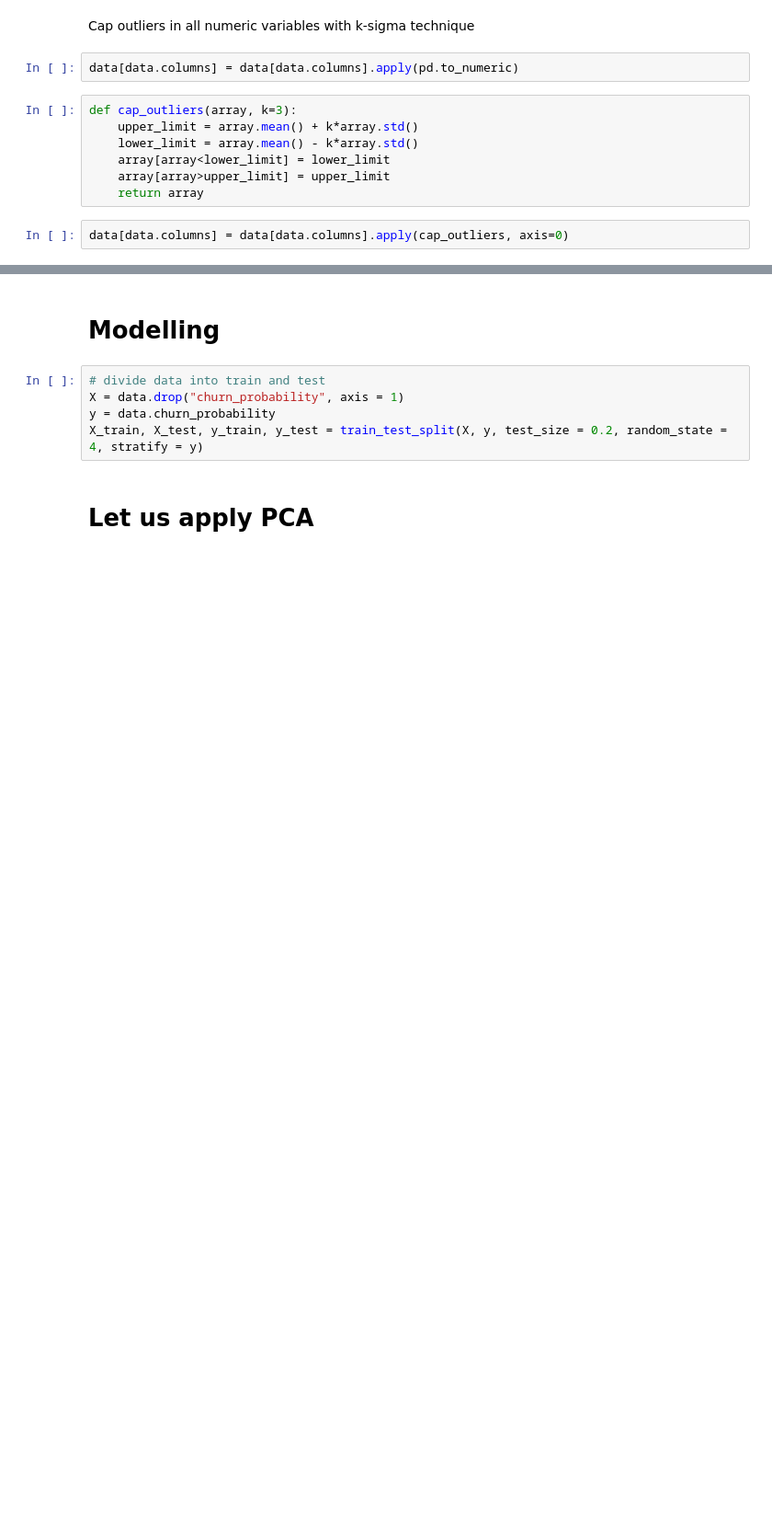
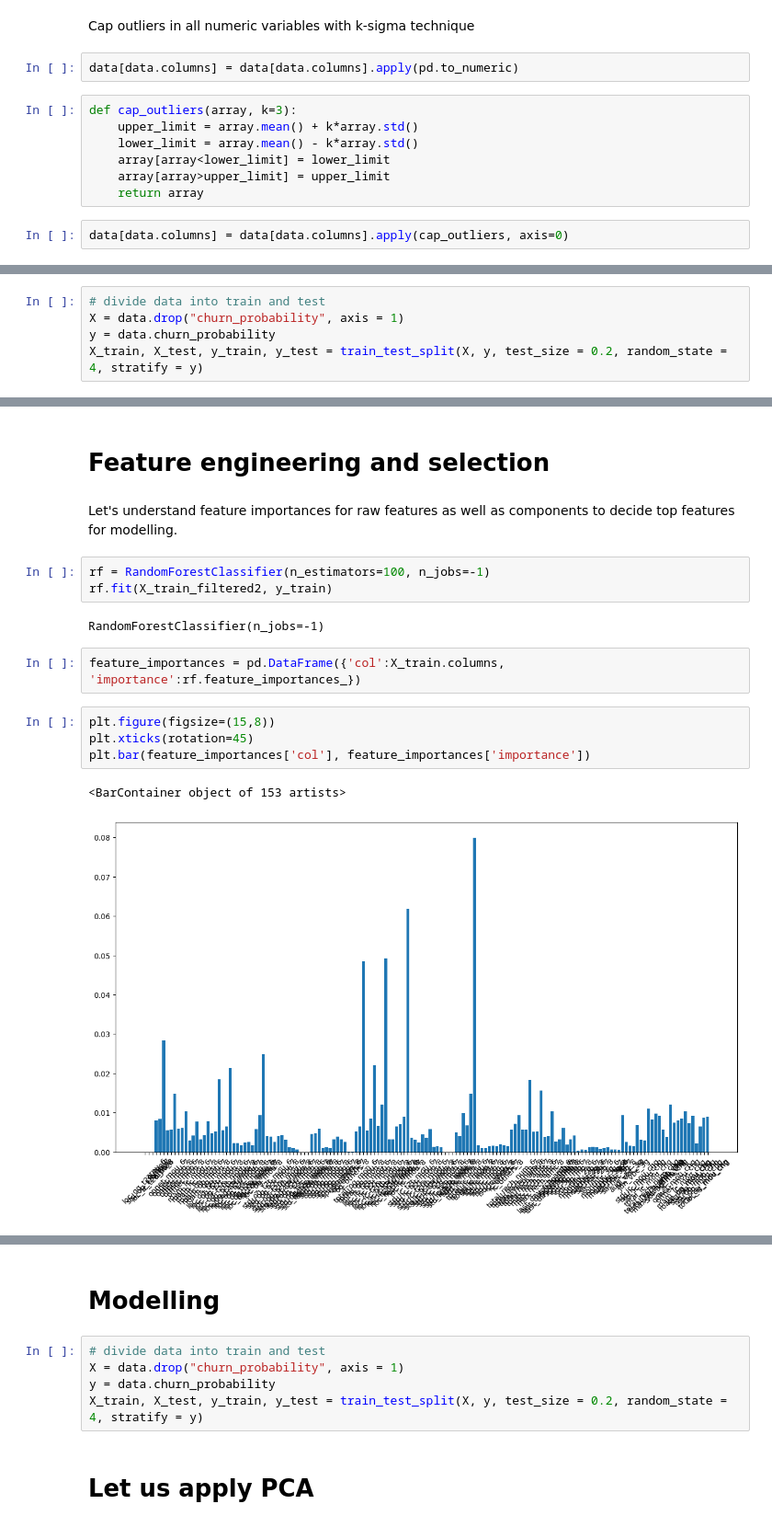
Before and after one commit to kapasitejas/Telecom_Churn_Case_Study, a Jupyter notebook: telecom-casestudy.ipynb, the cells around one changed output, grey strips where cells are left out. Shown at 92% size. Drawn from its saved outputs; the diff is of its cells as text; blank space fills up the shorter version.

```diff
--- a/telecom-casestudy.ipynb
+++ b/telecom-casestudy.ipynb
@@ -534,0 +532,5 @@ data[data.columns] = data[data.columns].apply(cap_outliers, axis=0)
+# %%
+# divide data into train and test
+X = data.drop("churn_probability", axis = 1)
+y = data.churn_probability
+X_train, X_test, y_train, y_test = train_test_split(X, y, test_size = 0.2, random_state = 4, stratify = y)
@@ -534,0 +553,18 @@ data[data.columns] = data[data.columns].apply(cap_outliers, axis=0)
+# %% [markdown]
+<h1><b1>Feature engineering and selection </b></h1>
+# %% [markdown]
+Let's understand feature importances for raw features as well as components to decide top features for modelling.
+# %%
+rf = RandomForestClassifier(n_estimators=100, n_jobs=-1)
+rf.fit(X_train_filtered2, y_train)
+# %% [output]
+RandomForestClassifier(n_jobs=-1)
+# %%
+feature_importances = pd.DataFrame({'col':X_train.columns, 'importance':rf.feature_importances_})
+# %%
+plt.figure(figsize=(15,8))
+plt.xticks(rotation=45)
+plt.bar(feature_importances['col'], feature_importances['importance'])
+# %% [output]
+<BarContainer object of 153 artists>
+[figure, added]
```
Also changed, not shown: parts of 49 cells of this notebook, 1 other file.
